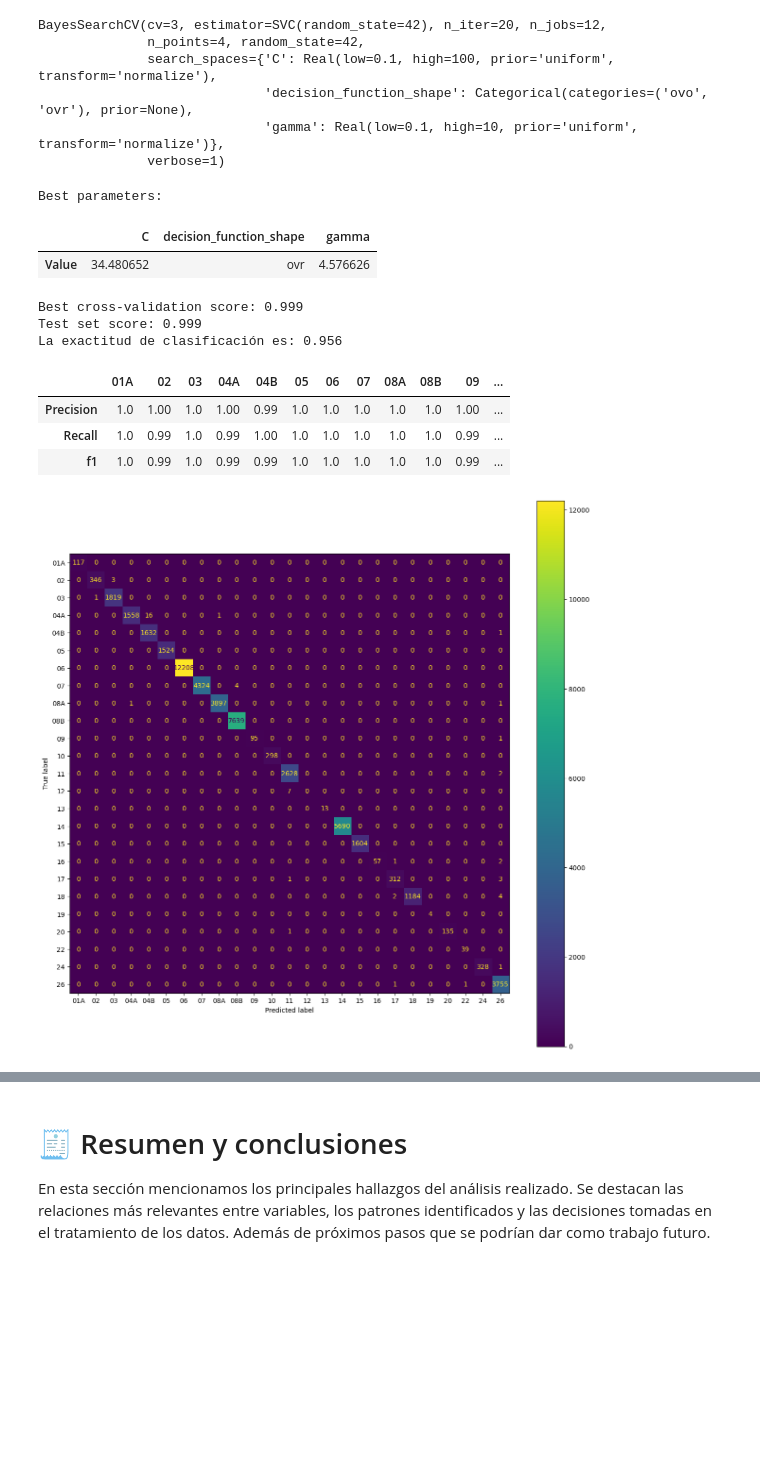
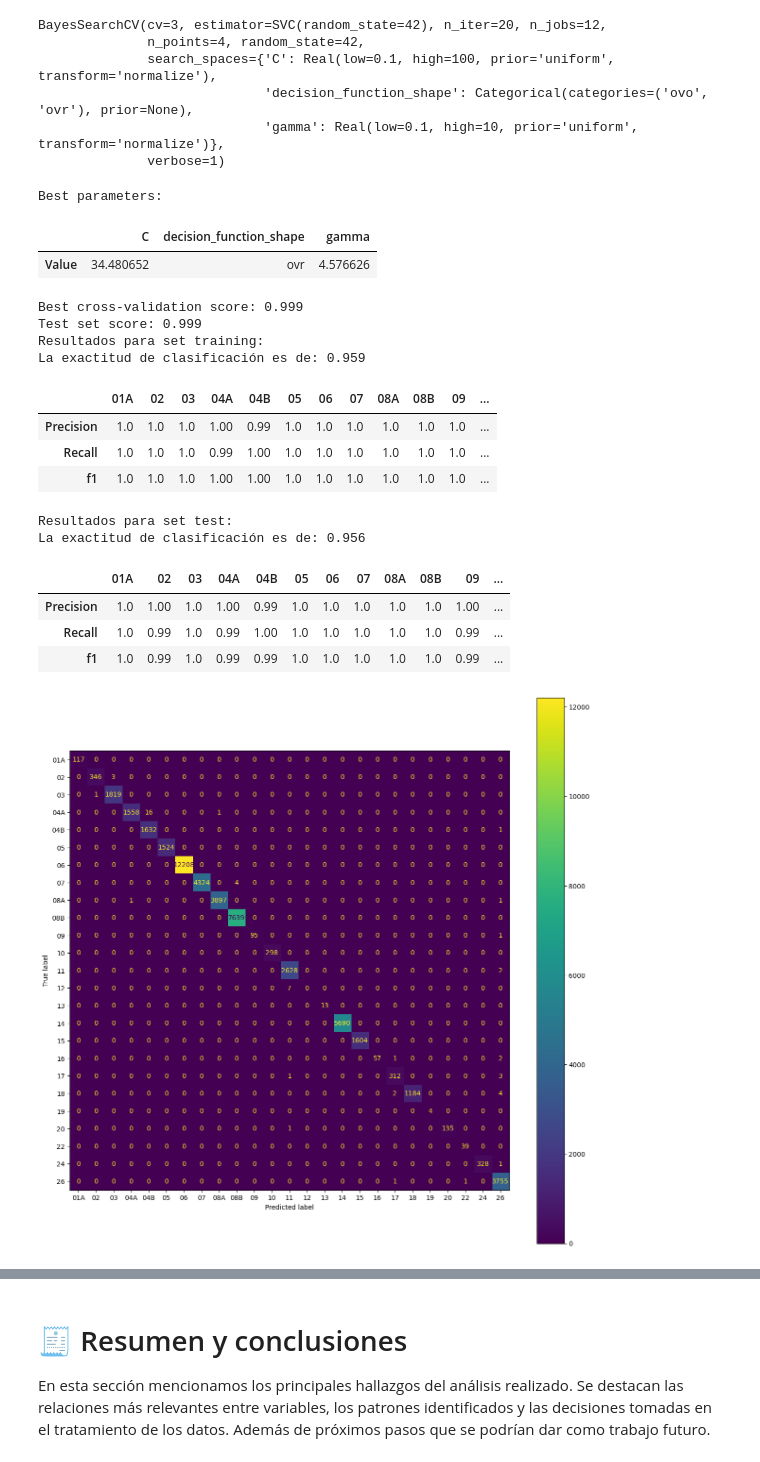
Before and after one commit to gjmv/CEIA_2025_B2_AMq_TP, a Jupyter notebook: TP.ipynb, the cells around one changed output, grey strips where cells are left out. Saved outputs shown, nothing was run; the diff lists cells and outputs as text; code cells hidden in the pictures; blank space fills up the shorter version.

```diff
--- a/TP.ipynb
+++ b/TP.ipynb
@@ -652,7 +652,7 @@ SVC(C=1, gamma=0.1, random_state=42)
 from sklearn.metrics import f1_score, balanced_accuracy_score, precision_score, recall_score
 from sklearn.metrics import confusion_matrix, ConfusionMatrixDisplay
 
-def metrics(model, X_test, y_test):
+def metrics(model, X_test, y_test, graphcm=False):
     y_pred = model.predict(X_test)
 
     accuracy = balanced_accuracy_score(y_test, y_pred)
@@ -660,17 +660,16 @@ def metrics(model, X_test, y_test):
     recall = recall_score(y_test, y_pred, average=None, zero_division=0)
     f1 = f1_score(y_test, y_pred, average=None, zero_division=0)
 
-    print(f"La exactitud de clasificación es: {accuracy:.3f}")
+    print(f"La exactitud de clasificación es de: {accuracy:.3f}")
     with pd.option_context('display.max_columns', None):
         show_df = pd.DataFrame([precision, recall, f1], index=["Precision", "Recall", "f1"], columns=y_test.cat.categories)
         display(show_df.round(2))
 
-    # Graficamos matriz de confusion
-    cm = confusion_matrix(y_test, y_pred, labels=y_test.cat.categories)
-    disp = ConfusionMatrixDisplay(confusion_matrix=cm, display_labels=y_test.cat.categories)
-    _, ax = plt.subplots(figsize=(15,15))
-    ax.grid(False)
-    disp.plot(ax=ax)
-
-    return show_df, y_pred
+    if (graphcm):
+        # Graficamos matriz de confusion
+        cm = confusion_matrix(y_test, y_pred, labels=y_test.cat.categories)
+        disp = ConfusionMatrixDisplay(confusion_matrix=cm, display_labels=y_test.cat.categories)
+        _, ax = plt.subplots(figsize=(15,15))
+        ax.grid(False)
+        disp.plot(ax=ax)
 # %%
@@ -727,26 +736,36 @@ BayesSearchCV(cv=3, estimator=SVC(random_state=42), n_iter=20, n_jobs=12,
 # %%
 # Print the best hyperparameters
 print("Best parameters:")
 display(pd.DataFrame(opt.best_params_, index=['Value']))
 print("Best cross-validation score: {:.3f}".format(opt.best_score_))
 print("Test set score: {:.3f}".format(opt.score(X_test_lda, y_test)))
 
 # Create a clean version of the best parameters for fitting
 best_params = opt.best_params_.copy()
 
 svm_rbf_best = SVC(kernel="rbf", random_state=42, **best_params)
 svm_rbf_best.fit(X_train_lda, y_train)
 
-metrics_svm_rbf_best, y_pred_svm_rbf_best = metrics(svm_rbf_best, X_test_lda, y_test)
+print("Resultados para set training:")
+metrics(svm_rbf_best, X_train_lda, y_train)
+print("Resultados para set test:")
+metrics(svm_rbf_best, X_test_lda, y_test, True)
 # %% [output]
 Best parameters:
 |  | C | decision_function_shape | gamma |
 | Value | 34.480652 | ovr | 4.576626 |
 Best cross-validation score: 0.999
 Test set score: 0.999
-La exactitud de clasificación es: 0.956
+Resultados para set training:
+La exactitud de clasificación es de: 0.959
 |  | 01A | 02 | 03 | 04A | 04B | 05 | 06 | 07 | 08A | 08B | 09 | ... |
-| Precision | 1.0 | 1.00 | 1.0 | 1.00 | 0.99 | 1.0 | 1.0 | 1.0 | 1.0 | 1.0 | 1.00 | ... |
-| Recall | 1.0 | 0.99 | 1.0 | 0.99 | 1.00 | 1.0 | 1.0 | 1.0 | 1.0 | 1.0 | 0.99 | ... |
-| f1 | 1.0 | 0.99 | 1.0 | 0.99 | 0.99 | 1.0 | 1.0 | 1.0 | 1.0 | 1.0 | 0.99 | ... |
+| Precision | 1.0 | 1.0 | 1.0 | 1.00 | 0.99 | 1.0 | 1.0 | 1.0 | 1.0 | 1.0 | 1.0 | ... |
+| Recall | 1.0 | 1.0 | 1.0 | 0.99 | 1.00 | 1.0 | 1.0 | 1.0 | 1.0 | 1.0 | 1.0 | ... |
+| f1 | 1.0 | 1.0 | 1.0 | 1.00 | 1.00 | 1.0 | 1.0 | 1.0 | 1.0 | 1.0 | 1.0 | ... |
+Resultados para set test:
+La exactitud de clasificación es de: 0.956
+|  | 01A | 02 | 03 | 04A | 04B | 05 | 06 | 07 | 08A | 08B | 09 | ... |
+| Precision | 1.0 | 1.00 | 1.0 | 1.00 | 0.99 | 1.0 | 1.0 | 1.0 | 1.0 | 1.0 | 1.00 | ... |
+| Recall | 1.0 | 0.99 | 1.0 | 0.99 | 1.00 | 1.0 | 1.0 | 1.0 | 1.0 | 1.0 | 0.99 | ... |
+| f1 | 1.0 | 0.99 | 1.0 | 0.99 | 0.99 | 1.0 | 1.0 | 1.0 | 1.0 | 1.0 | 0.99 | ... |
 [figure]
```
Also changed, not shown: parts of 17 cells of this notebook.
